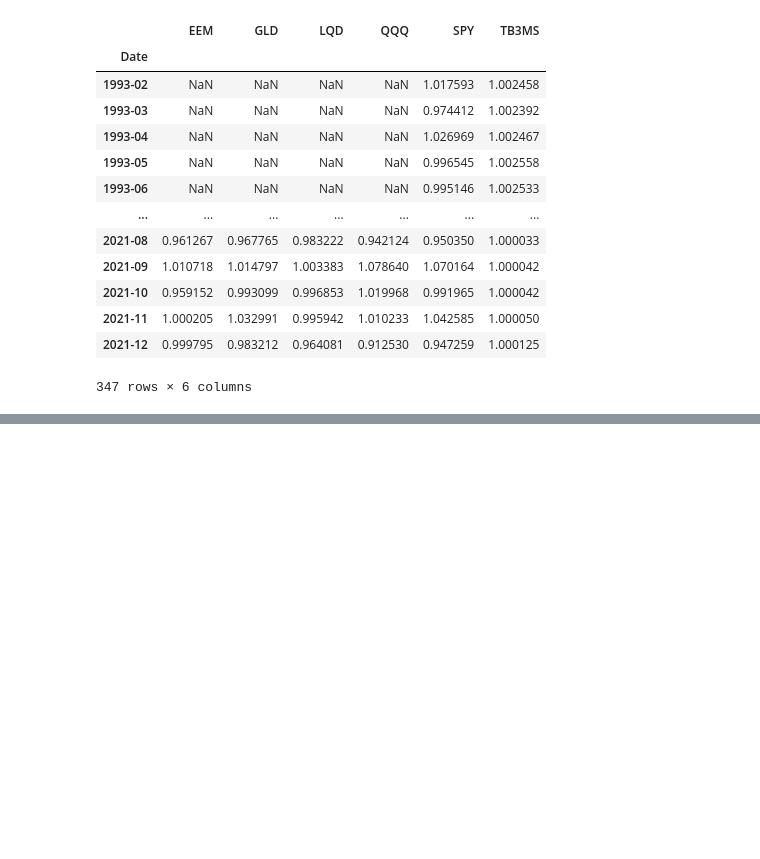
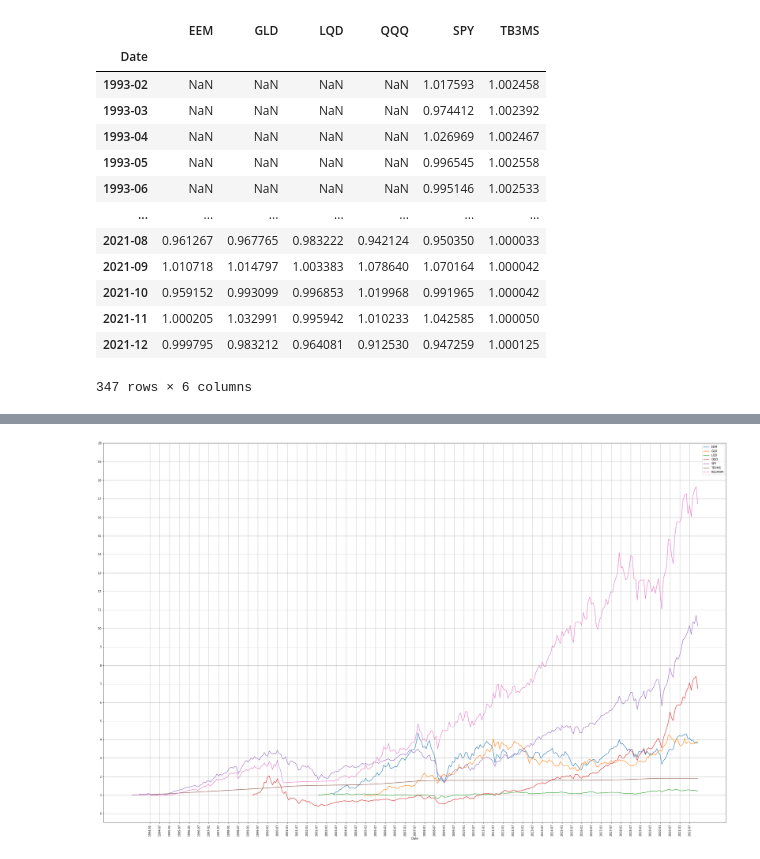
Before and after one commit to JeonHG/momentum-strategies, a Jupyter notebook: relative_momentum.ipynb, the cells around one changed output, grey strips where cells are left out. Drawn from its saved outputs; the diff is of its cells as text; code cells hidden in the pictures; blank space fills up the shorter version.

Commit message:
calculate accum_df and plot chart

```diff
--- a/relative_momentum.ipynb
+++ b/relative_momentum.ipynb
@@ -388,0 +315,2 @@ array([ 1.002458  ,  1.00485588,  1.00733486,  1.00991162,  1.01246973,
+# %%
+accum_df["RELMOM"] = winner_mrr.cumprod()
@@ -388,0 +334,12 @@ array([ 1.002458  ,  1.00485588,  1.00733486,  1.00991162,  1.01246973,
+# %%
+accum_best = accum_df.iloc[-1].max()
+# %%
+ceiling = (accum_best // 5 + 1) * 5
+# %%
+start_month = int(accum_df.index[0].split("-")[1])
+# %%
+chart = accum_df.plot.line(grid=True, figsize=(40,25), xticks=np.arange((13 - start_month) % 12, len(accum_df.index), 6), yticks=np.arange(0, ceiling + 1, ceiling / 20))
+chart.tick_params(axis="x", rotation=90)
+# chart.figure.savefig(f'/content/drive/MyDrive/momentum-strategies/absolute_momentum/{current_date}_returns_accum.jpg')
+# %% [output]
+[figure, added]
```
Also changed, not shown: parts of 13 cells of this notebook.
